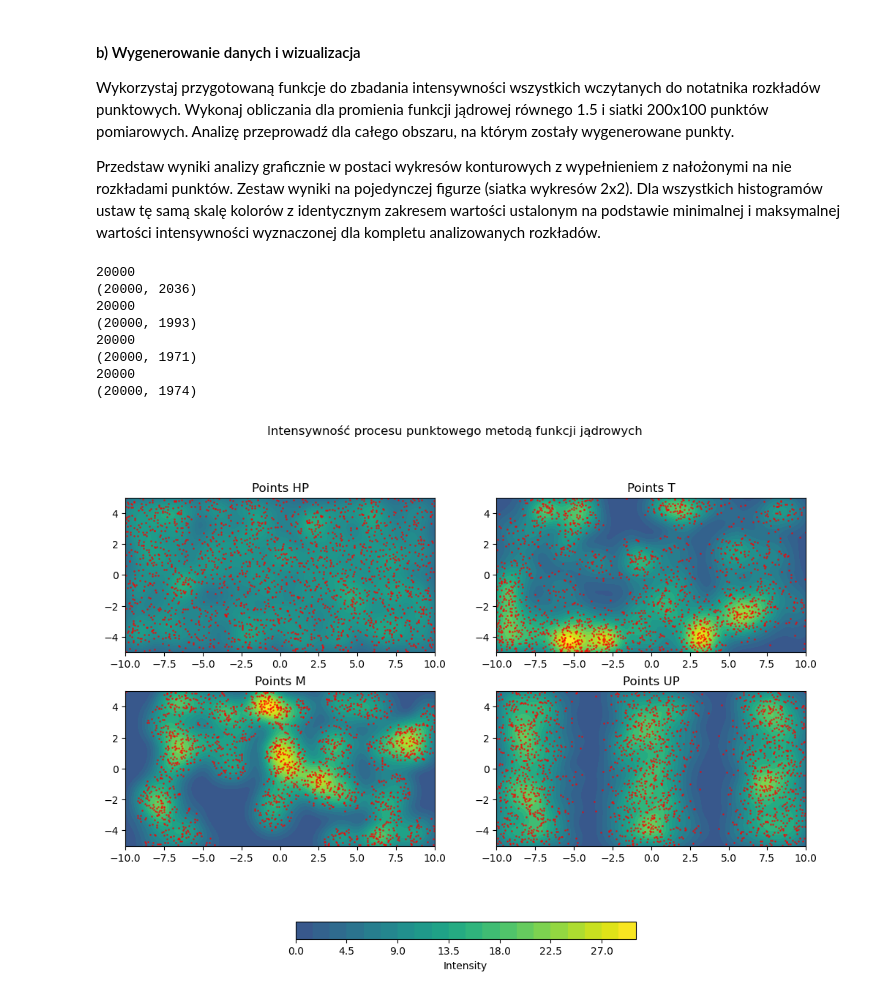
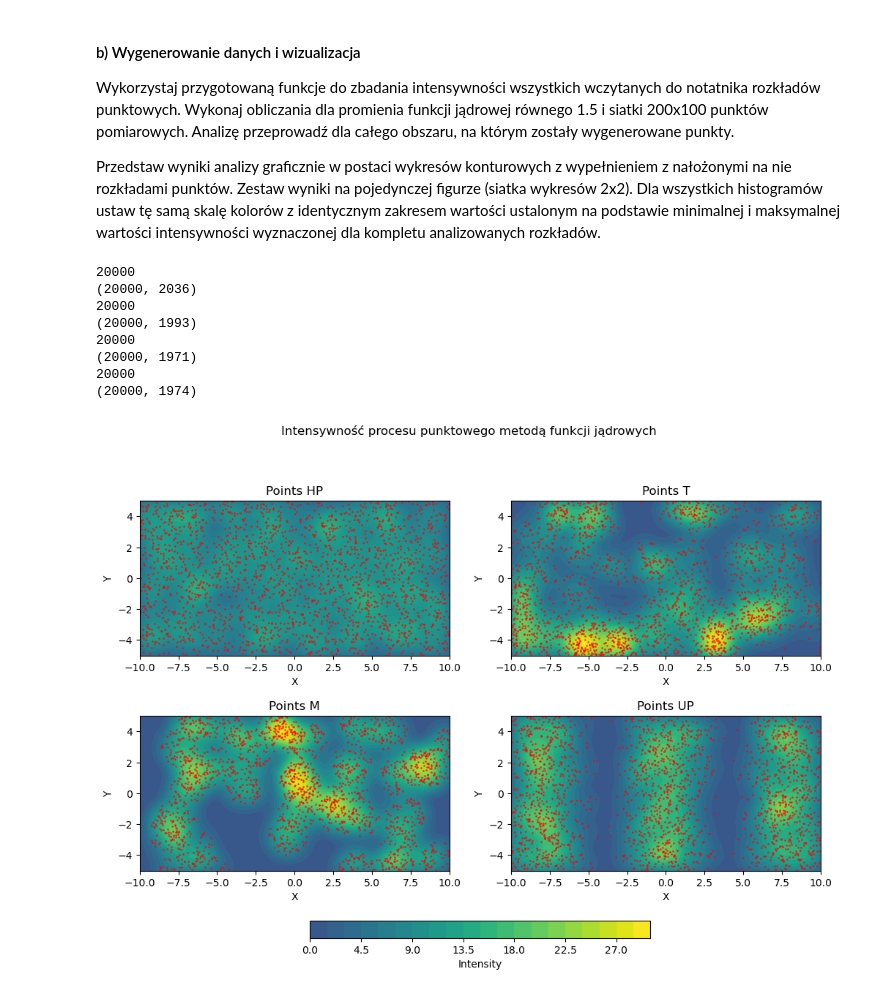
Before and after one commit to ArsBeneMoriendi/analiza_danych_przestrzennych, a Jupyter notebook: ZZ02/ZZ02.ipynb, the cells around one changed output. Drawn from its saved outputs; the diff is of its cells as text; code cells hidden in the pictures.

```diff
--- a/ZZ02/ZZ02.ipynb
+++ b/ZZ02/ZZ02.ipynb
@@ -170,7 +170,7 @@ all = np.array([intensity_HP[0], intensity_UP[0], intensity_M[0], intensity_T[0]
 min = all.min()
 max = all.max()
 
-fig, axis = plt.subplots(2, 2, figsize=(15, 10), facecolor="white")
+fig, axis = plt.subplots(2, 2, figsize=(15, 9), facecolor="white")
 titles = ['Points HP', 'Points UP', 'Points M', 'Points T']
 intensity_data = [intensity_HP, intensity_UP, intensity_M, intensity_T]
 points_data = [points_HP, points_UP, points_M, points_T]
@@ -180,8 +180,11 @@ for ax, intensity, points, title in zip(axis.ravel(), intensity_data, points_dat
     ax.scatter(points['X'], points['Y'], color='red', s=1, alpha=0.6)
     ax.set_title(title)
     ax.set_aspect(1)
+    ax.set_xlabel("X")
+    ax.set_ylabel("Y")
 
-fig.suptitle("Intensywność procesu punktowego metodą szacowania lokalnego")
-fig.colorbar(c, ax=axis, shrink=0.5, location='bottom', label='Intensity')
+fig.suptitle("Intensywność procesu punktowego metodą szacowania lokalnego", y=0.9)
+fig.colorbar(c, ax=axis, shrink=0.5, location='bottom', label='Intensity', anchor=(0.5,-1.2))
+fig.subplots_adjust(wspace=0.15, hspace=0.05)
 plt.show()
 # %% [output]
@@ -280,46 +283,54 @@ all = np.array([intensity1_plot, intensity2_plot, intensity3_plot, intensity4_pl
 min = all.min()
 max = all.max()
 
-fig, axis = plt.subplots(2,2,figsize =(12,9), facecolor="white")
+fig, axis = plt.subplots(2,2,figsize =(12,7), facecolor="white")
 c1 = axis[0,0].tricontourf(intensity1_plot["X"],intensity1_plot["Y"],intensity1_plot["I"], levels=20, vmin=min, vmax=max)
 axis[0, 0].scatter(data=points_HP, x="X", y="Y", color='red', s=1, alpha=0.6)
 axis[0,0].set_xlim(-10, 10)
 axis[0,0].set_ylim(-5, 5)
 axis[0,0].set_aspect(1)
 axis[0,0].set_title("Points HP")
+axis[0,0].set_xlabel("X")
+axis[0,0].set_ylabel("Y")
 
 c2 = axis[1,0].tricontourf(intensity2_plot["X"],intensity2_plot["Y"],intensity2_plot["I"], levels=20, vmin=min, vmax=max)
 axis[1, 0].scatter(data=points_M, x="X", y="Y", color='red', s=1, alpha=0.6)
 axis[1,0].set_xlim(-10, 10)
 axis[1,0].set_ylim(-5, 5)
 axis[1,0].set_aspect(1)
 axis[1,0].set_title("Points M")
+axis[1,0].set_xlabel("X")
+axis[1,0].set_ylabel("Y")
 
 c3 = axis[0,1].tricontourf(intensity3_plot["X"],intensity3_plot["Y"],intensity3_plot["I"], levels=20, vmin=min, vmax=max)
 axis[0,1].scatter(data=points_T, x="X", y="Y", color='red', s=1, alpha=0.6)
 axis[0,1].set_xlim(-10, 10)
 axis[0,1].set_ylim(-5, 5)
 axis[0,1].set_aspect(1)
 axis[0,1].set_title("Points T")
+axis[0,1].set_xlabel("X")
+axis[0,1].set_ylabel("Y")
 
 c4 = axis[1,1].tricontourf(intensity4_plot["X"],intensity4_plot["Y"],intensity4_plot["I"], levels=20, vmin=min, vmax=max)
 axis[1,1].scatter(data=points_UP, x="X", y="Y", color='red', s=1, alpha=0.6)
 axis[1,1].set_xlim(-10, 10)
 axis[1,1].set_ylim(-5, 5)
 axis[1,1].set_aspect(1)
 axis[1,1].set_title("Points UP")
+axis[1,1].set_xlabel("X")
+axis[1,1].set_ylabel("Y")
 
-fig.colorbar(c2, ax=axis, shrink=0.5, location='bottom', label='Intensity')
+fig.colorbar(c2, ax=axis, shrink=0.5, location='bottom', label='Intensity', anchor=(0.5,-1.6))
 fig.suptitle("Intensywność procesu punktowego metodą funkcji jądrowych")
-
+fig.subplots_adjust(wspace=0.2, hspace=0.2)
 plt.show()
 # %% [output]
 20000
 (20000, 2036)
 20000
 (20000, 1993)
 20000
 (20000, 1971)
 20000
 (20000, 1974)
-[figure, old version]
+[figure, new version]
```
Also changed, not shown: parts of 1 cell of this notebook.
